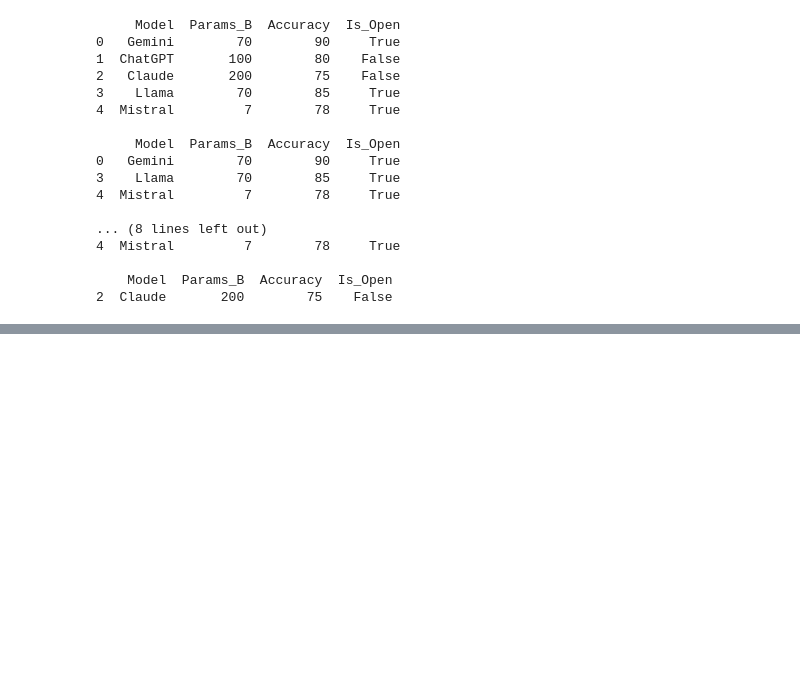
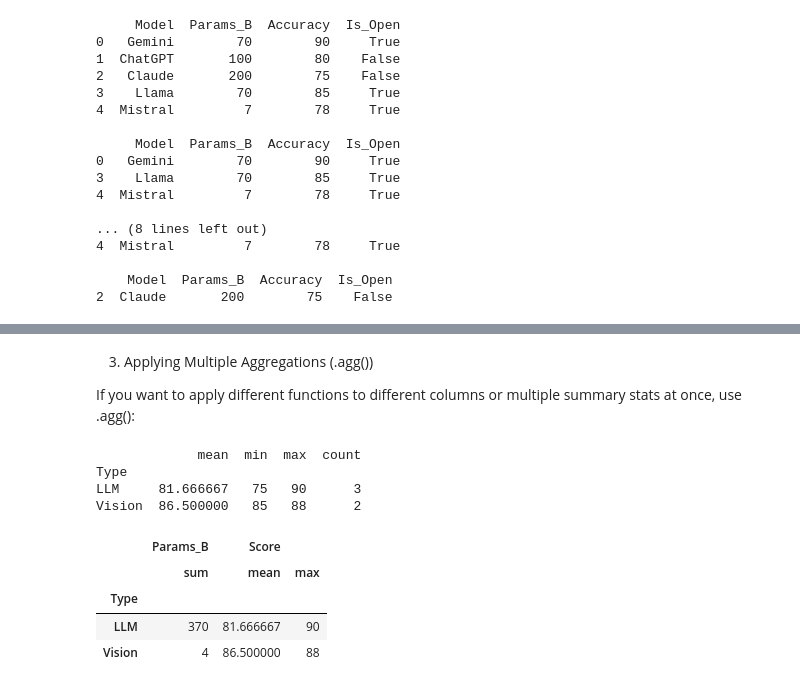
Before and after one commit to Karan-Chavan04/Python, a Jupyter notebook: practice/pandas.ipynb, the cells around one changed output, grey strips where cells are left out. Drawn from its saved outputs; the diff is of its cells as text; code cells hidden in the pictures; blank space fills up the shorter version.

Commit message:
Grouping using groupby() and agg option

```diff
--- a/practice/pandas.ipynb
+++ b/practice/pandas.ipynb
@@ -620,0 +637,14 @@ print(df[df["Model"].str.endswith("e")])
+# %%
+import pandas as pd
+
+data = {
+    "Type": ["LLM", "LLM", "Vision", "Vision", "LLM"],
+    "Model": ["Gemini", "ChatGPT", "DALL-E", "Midjourney", "Claude"],
+    "Params_B": [70, 100, 1, 3, 200],
+    "Score": [90, 80, 85, 88, 75]
+}
+df = pd.DataFrame(data)
+
+# Group by 'Type' and calculate the mean for numerical columns
+avg_by_type = df.groupby("Type")[["Params_B", "Score"]].mean()
+print(avg_by_type)
@@ -620,0 +687,24 @@ print(df[df["Model"].str.endswith("e")])
+# %% [markdown]
+3. Applying Multiple Aggregations (.agg())
+
+If you want to apply different functions to different columns or multiple summary stats at once, use .agg():
+# %%
+# Multiple stats for a single column
+a=df.groupby("Type")["Score"].agg(["mean", "min", "max", "count"])
+print(a)
+print()
+# Different stats for different columns
+df.groupby("Type").agg({
+    "Params_B": "sum",
+    "Score": ["mean", "max"]
+})
+# %% [output]
+             mean  min  max  count
+Type
+LLM     81.666667   75   90      3
+Vision  86.500000   85   88      2
+|  | Params_B | Score |  |
+|  | sum | mean | max |
+| Type |  |  |  |
+| LLM | 370 | 81.666667 | 90 |
+| Vision | 4 | 86.500000 | 88 |
```
Also changed, not shown: parts of 4 cells of this notebook.
